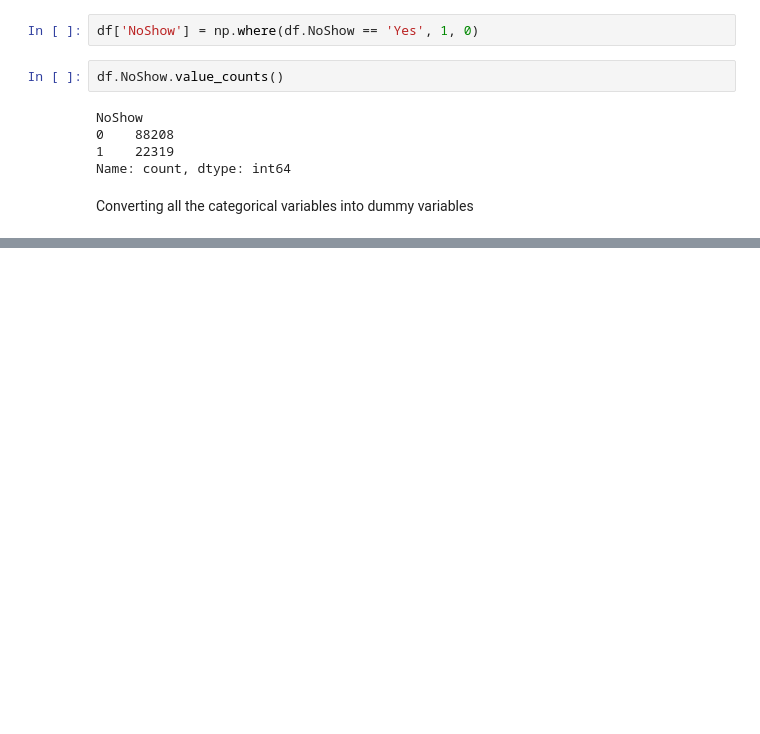
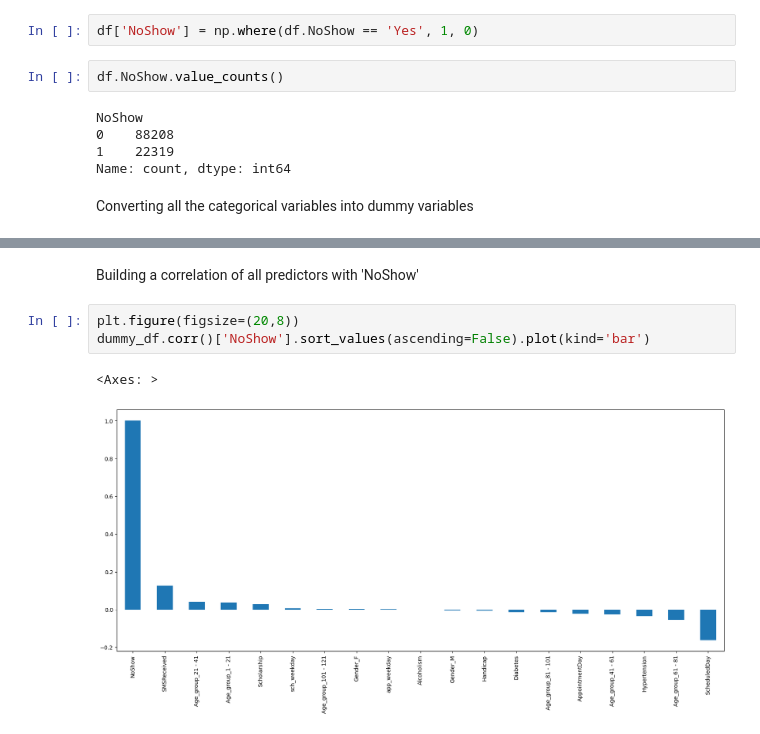
Before and after one commit to amandebnath/EDA-for-Healthcare, a Jupyter notebook: medical_appointments.ipynb, the cells around one changed output, grey strips where cells are left out. Cells and saved outputs as stored; diff of their text form; blank space fills up the shorter version.

```diff
--- a/medical_appointments.ipynb
+++ b/medical_appointments.ipynb
@@ -303,3 +303,11 @@ dummy_df.head()
 | 2 | 2016-04-29 | 2016-04-29 | 0 | 0 | 0 | 0 | 0 | 0 | ... |
 | 3 | 2016-04-29 | 2016-04-29 | 0 | 0 | 0 | 0 | 0 | 0 | ... |
 | 4 | 2016-04-29 | 2016-04-29 | 0 | 1 | 1 | 0 | 0 | 0 | ... |
+# %% [markdown]
+Building a correlation of all predictors with 'NoShow'
+# %%
+plt.figure(figsize=(20,8))
+dummy_df.corr()['NoShow'].sort_values(ascending=False).plot(kind='bar')
+# %% [output]
+<Axes: >
+[figure, added]
```
